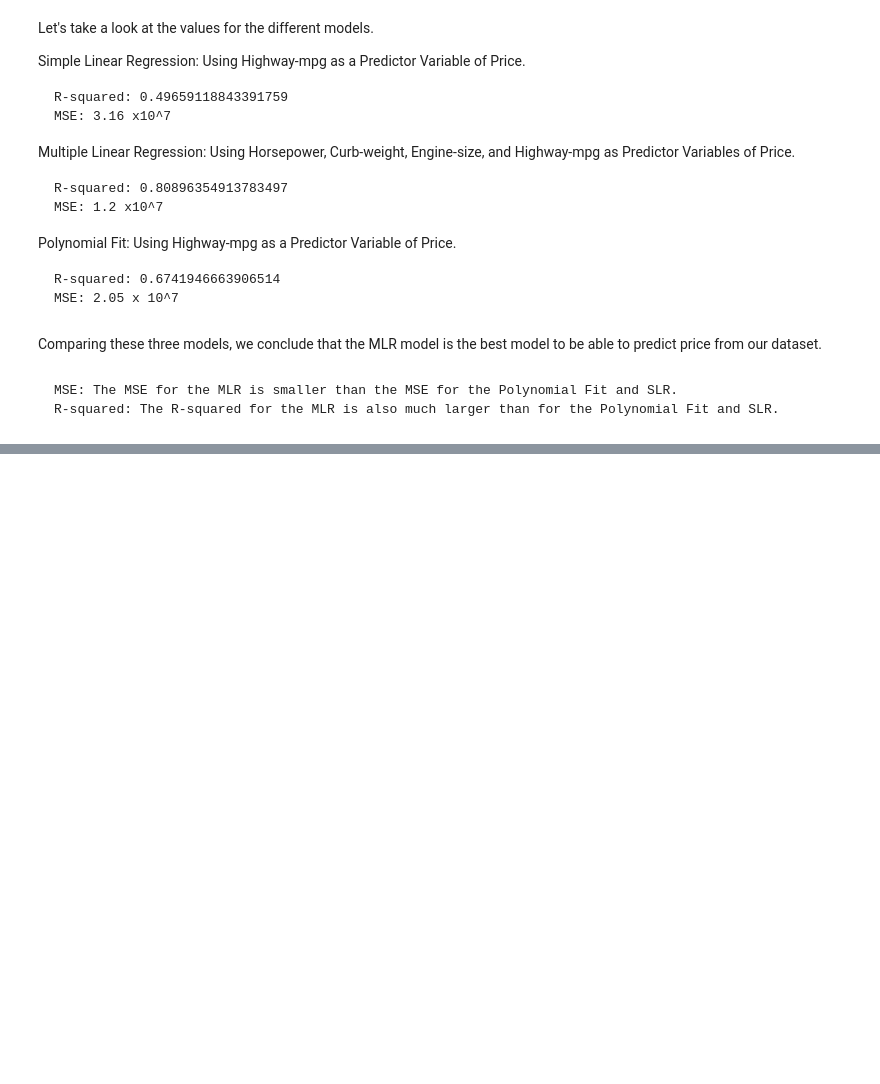
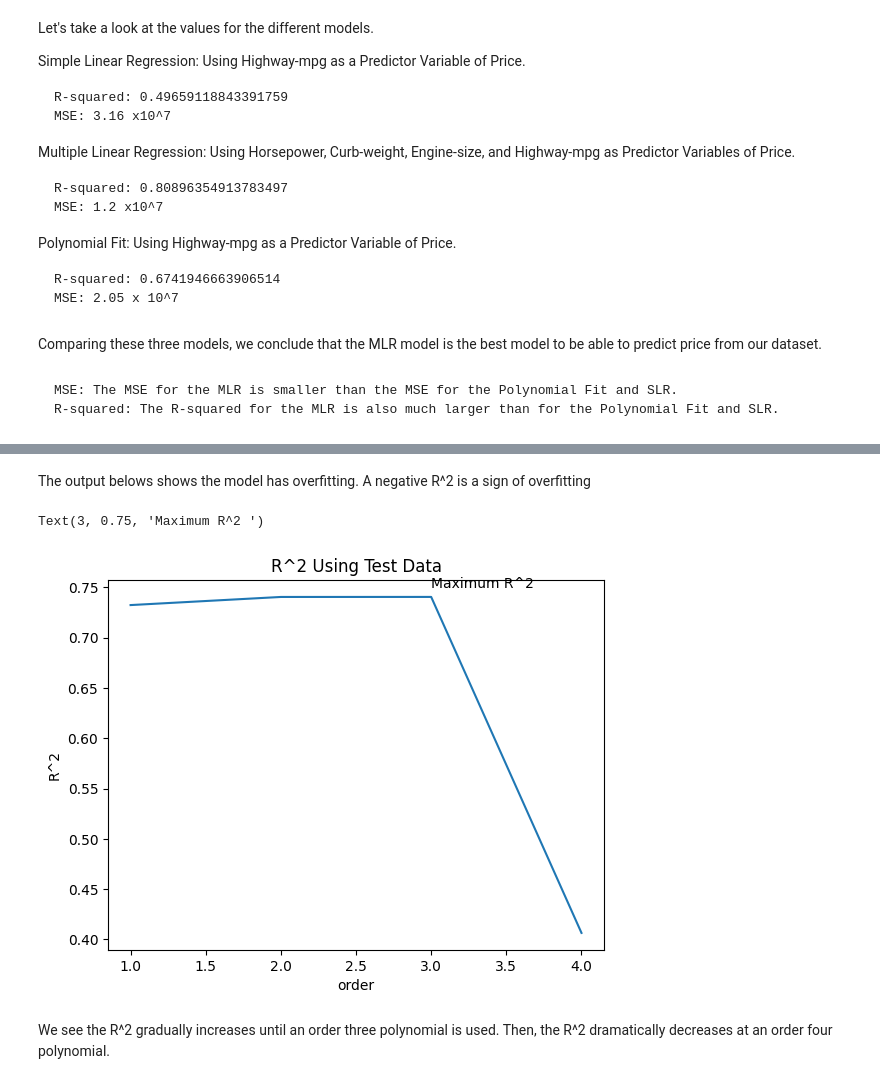
Before and after one commit to garcia7adri/data_science, a Jupyter notebook: Python/Data_Analysis_Project/cars_analyzing_variables_project.ipynb, the cells around one changed output, grey strips where cells are left out. Saved outputs shown, nothing was run; the diff lists cells and outputs as text; code cells hidden in the pictures; blank space fills up the shorter version.

```diff
--- a/Python/Data_Analysis_Project/cars_analyzing_variables_project.ipynb
+++ b/Python/Data_Analysis_Project/cars_analyzing_variables_project.ipynb
@@ -994,0 +1208,28 @@ Comparing these three models, we conclude that the MLR model is the best model t
+# %% [markdown]
+The output belows shows the model has overfitting. A negative R^2 is a sign of overfitting
+# %%
+#Let's see how the R^2 changes on the test data for different order polynomials and then plot the results
+Rsqu_test = []
+
+order = [1, 2, 3, 4]
+for n in order:
+    pr = PolynomialFeatures(degree=n)
+
+    x_train_pr = pr.fit_transform(x_train[['horsepower']])
+
+    x_test_pr = pr.fit_transform(x_test[['horsepower']])
+
+    lr.fit(x_train_pr, y_train)
+
+    Rsqu_test.append(lr.score(x_test_pr, y_test))
+
+plt.plot(order, Rsqu_test)
+plt.xlabel('order')
+plt.ylabel('R^2')
+plt.title('R^2 Using Test Data')
+plt.text(3, 0.75, 'Maximum R^2 ')
+# %% [output]
+Text(3, 0.75, 'Maximum R^2 ')
+[figure, added]
+# %% [markdown]
+We see the R^2 gradually increases until an order three polynomial is used. Then, the R^2 dramatically decreases at an order four polynomial.
```
Also changed, not shown: parts of 63 cells of this notebook.
